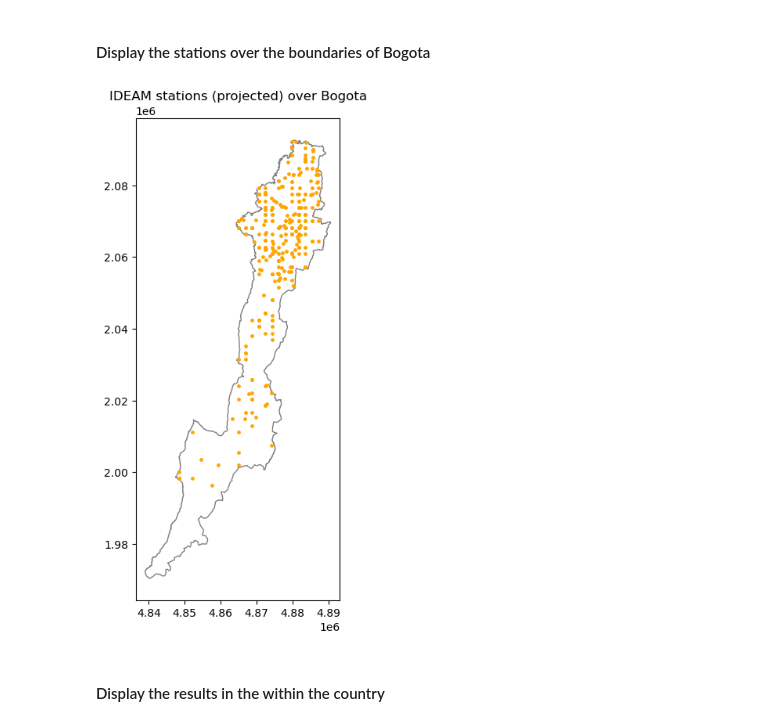
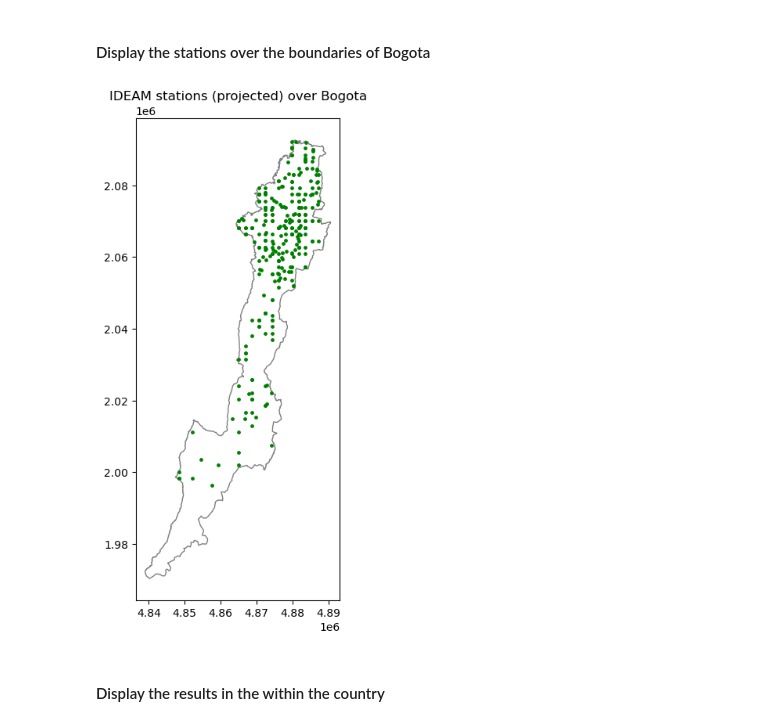
Before and after one commit to PaolaBacca/Workshop_6, a Jupyter notebook: Workshop6_SpatialOpertaions_Vector_Data.ipynb, the cells around one changed output. Cells and saved outputs as stored; diff of their text form; code cells hidden in the pictures.

```diff
--- a/Workshop6_SpatialOpertaions_Vector_Data.ipynb
+++ b/Workshop6_SpatialOpertaions_Vector_Data.ipynb
@@ -215,11 +215,11 @@ print(bogota_stations)
 #### Display the stations over the boundaries of Bogota
 # %%
 ax = bogota_muni.plot(color="none", edgecolor="grey", figsize=(8, 8))
-bogota_stations.plot(ax=ax, color="orange", markersize=6)
+bogota_stations.plot(ax=ax, color="green", markersize=6)
 plt.title("IDEAM stations (projected) over Bogota")
 plt.show()
 # %% [output]
-[figure, old version]
+[figure, new version]
 # %% [markdown]
 #### Display the results in the within the country
 # %%
```
